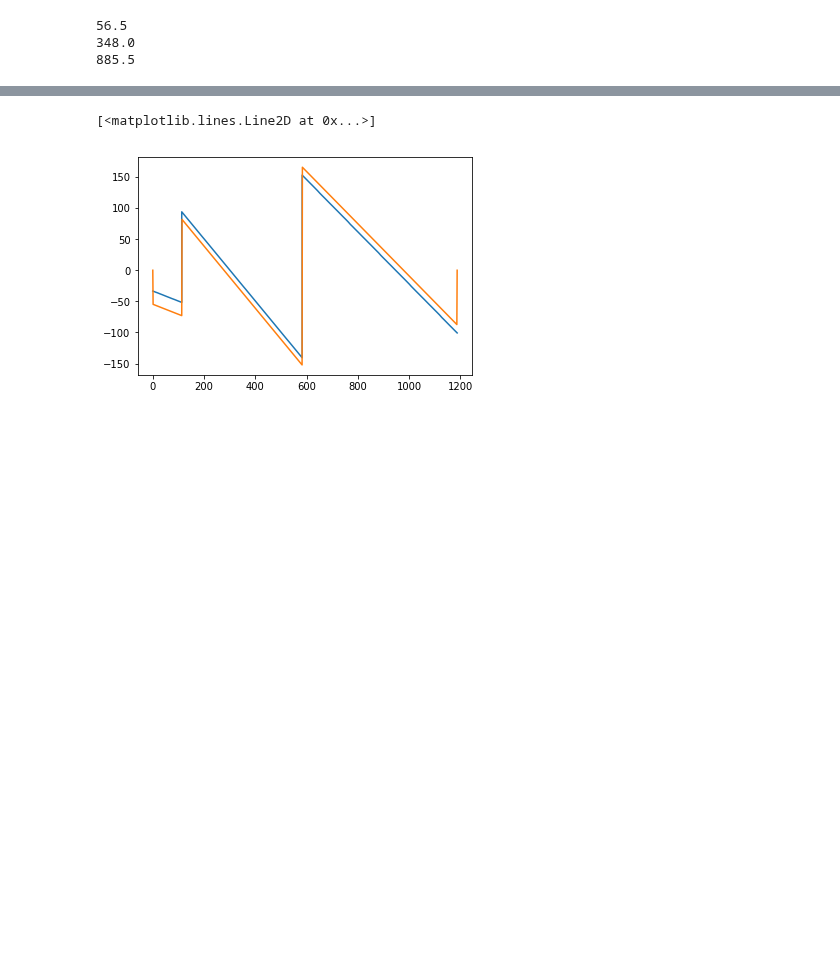
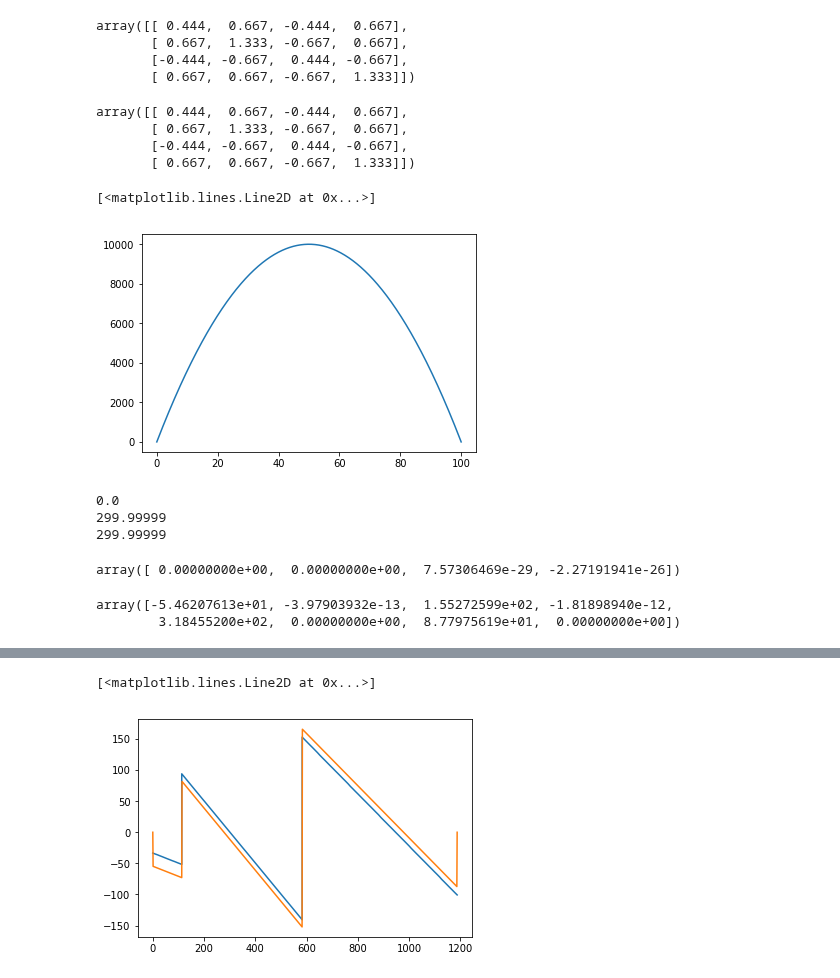
Before and after one commit to luisggc/FConcrete, a Jupyter notebook: jupyter/Hiper.ipynb, the cells around one changed output, grey strips where cells are left out. Saved outputs shown, nothing was run; the diff lists cells and outputs as text; code cells hidden in the pictures; blank space fills up the shorter version.

Commit message:
Trying to fix Structural Element Bug

```diff
--- a/jupyter/Hiper.ipynb
+++ b/jupyter/Hiper.ipynb
@@ -12,6 +111,50 @@ import numpy as np
+# %%
+matrix_rigidity_global/(material.E*section.I)
+# %% [output]
+array([[ 0.444,  0.667, -0.444,  0.667],
+       [ 0.667,  1.333, -0.667,  0.667],
+       [-0.444, -0.667,  0.444, -0.667],
+       [ 0.667,  0.667, -0.667,  1.333]])
+# %%
+self.bars.bar_elements[0].get_matrix_rigidity_unitary()/(material.E*section.I)
+# %% [output]
+array([[ 0.444,  0.667, -0.444,  0.667],
+       [ 0.667,  1.333, -0.667,  0.667],
+       [-0.444, -0.667,  0.444, -0.667],
+       [ 0.667,  0.667, -0.667,  1.333]])
+# %%
+material = Material(E=2500, poisson=0.3, alpha=1)
+section = Rectangle(40,60, material)
+
+f1 = Load.UniformDistributedLoad(-8, x_begin=0, x_end=100)
+
+n1 = Node.Crimp(x=0)
+n2 = Node.SimpleSupport(x=100)
+
+bar1 = SingleBeamElement([n1, n2], section)
+
+beam = Beam(
+    loads = [f1],
+    bars = [bar1],
+    steel= ConcreteSteels(diameters=[8])
+)
+beam.solve()
+# %%
+x, y = beam.getMomentumDiagram()
+plt.plot(x, y)
+# %% [output]
+[<matplotlib.lines.Line2D at 0x...>]
+[figure, added]
+# %%
+beam.getSupportReactions()
+# %% [output]
+0.0
+299.99999
+299.99999
+array([ 0.00000000e+00,  0.00000000e+00,  7.57306469e-29, -2.27191941e-26])
 # %%
 material = Concrete(fck=30, aggressiveness=3)
-section = Rectangle(10,100, material)
+section = Rectangle(25,44.6, material)
 
 f1 = Load.UniformDistributedLoad(-16.22/100, x_begin=0, x_end=113)
 f2 = Load.UniformDistributedLoad(-49.94/100, x_begin=113, x_end=583)
@@ -19,8 +162,8 @@ f3 = Load.UniformDistributedLoad(-41.96/100, x_begin=113+470, x_end=1188)
 
 n1 = Node.SimpleSupport(x=0)
 n2 = Node.SimpleSupport(x=113)
-n3 = Node.SimpleSupport(x=113+470)
-n4 = Node.SimpleSupport(x=113+470+605)
+n3 = Node.SimpleSupport(x=583)
+n4 = Node.SimpleSupport(x=1188)
 
 bar1 = SingleBeamElement([n1, n2], section)
 bar2 = SingleBeamElement([n2, n3], section)
@@ -31,10 +174,12 @@ beam = ConcreteBeam(
     bars = [bar1, bar2, bar3],
     steel= ConcreteSteels(diameters=[8])
 )
+beam.solve()
-# %% [output]
-56.5
-348.0
-885.5
+# %%
+beam.getSupportReactions()
+# %% [output]
+array([-5.46207613e+01, -3.97903932e-13,  1.55272599e+02, -1.81898940e-12,
+        3.18455200e+02,  0.00000000e+00,  8.77975619e+01,  0.00000000e+00])
 # %%
 beam.getSupportReactions()
 # %% [output]
```
Also changed, not shown: parts of 16 cells of this notebook, 6 other files.
